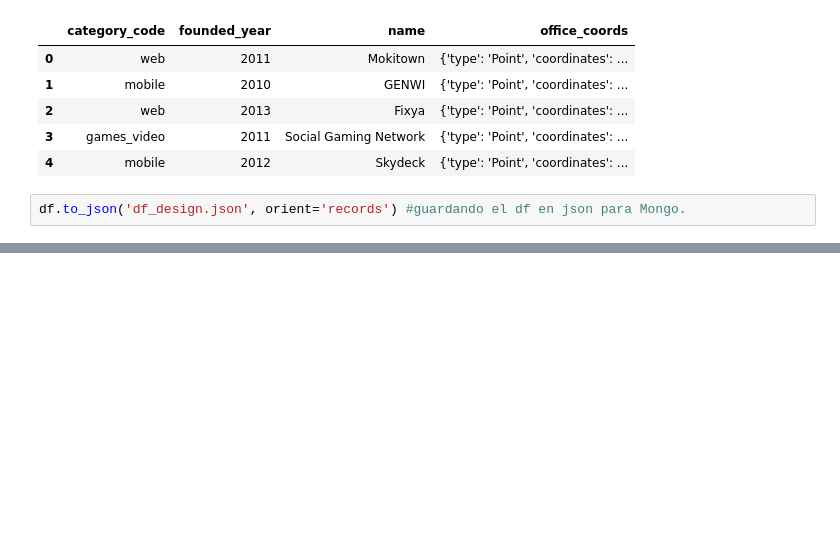
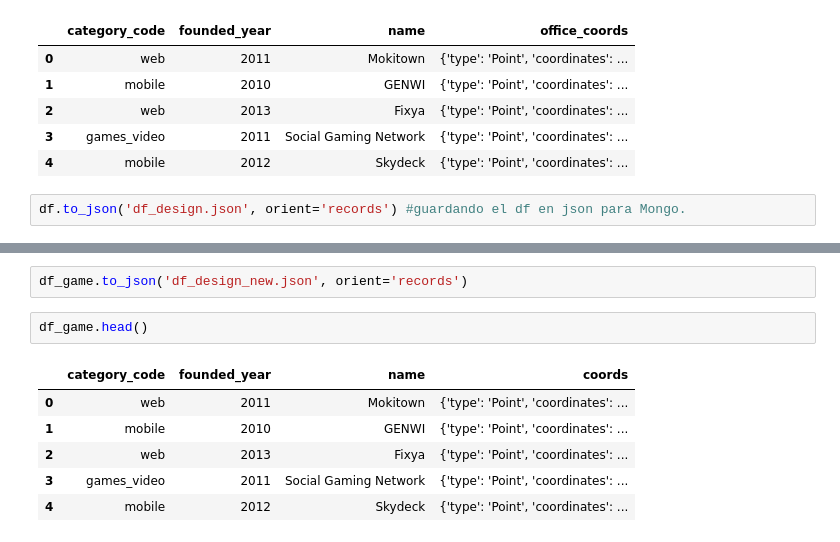
Before and after one commit to cprietosegura/project-mongo, a Jupyter notebook: pymongo-queries.ipynb, the cells around one changed output, grey strips where cells are left out. Saved outputs shown, nothing was run; the diff lists cells and outputs as text; blank space fills up the shorter version.

```diff
--- a/pymongo-queries.ipynb
+++ b/pymongo-queries.ipynb
@@ -67,0 +116,11 @@ df.to_json('df_design.json', orient='records') #guardando el df en json para Mon
+# %%
+df_game.to_json('df_design_new.json', orient='records')
+# %%
+df_game.head()
+# %% [output]
+|  | category_code | founded_year | name | coords |
+| 0 | web | 2011 | Mokitown | {'type': 'Point', 'coordinates': ... |
+| 1 | mobile | 2010 | GENWI | {'type': 'Point', 'coordinates': ... |
+| 2 | web | 2013 | Fixya | {'type': 'Point', 'coordinates': ... |
+| 3 | games_video | 2011 | Social Gaming Network | {'type': 'Point', 'coordinates': ... |
+| 4 | mobile | 2012 | Skydeck | {'type': 'Point', 'coordinates': ... |
```
Also changed, not shown: parts of 6 cells of this notebook, 4 other files.
